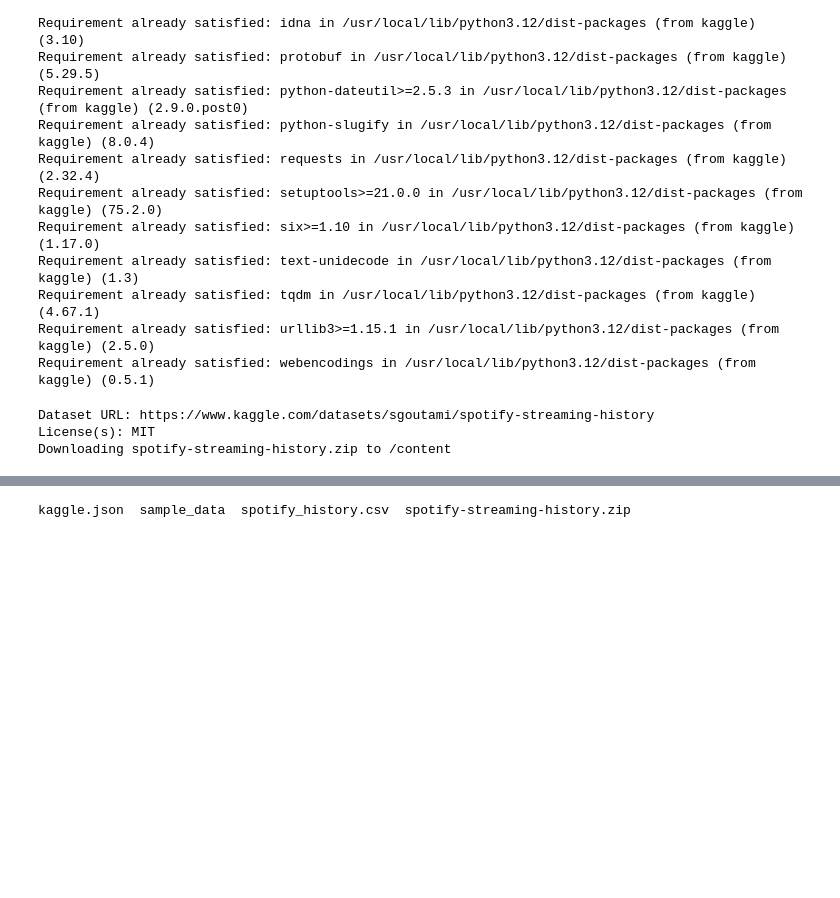
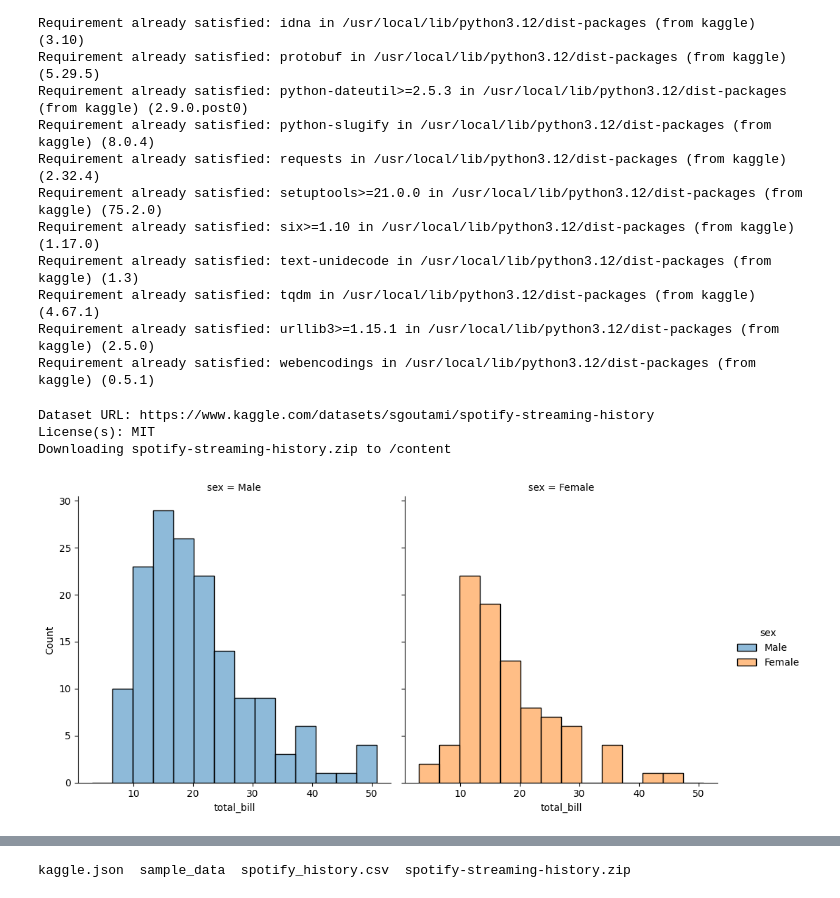
Before and after one commit to bagfat/pemrograman-lanjut, a Jupyter notebook: kaggle.ipynb, the cells around one changed output, grey strips where cells are left out. Saved outputs shown, nothing was run; the diff lists cells and outputs as text; code cells hidden in the pictures; blank space fills up the shorter version.

```diff
--- a/kaggle.ipynb
+++ b/kaggle.ipynb
@@ -32,3 +32,14 @@ Downloading spotify-streaming-history.zip to /content
 # Replace "dataset-name.zip" with the actual name of your downloaded zip file
 # Use "!ls" to see the file name if you're unsure
 !unzip -q spotify-streaming-history.zip
+# %%
+import seaborn as sns
+import matplotlib.pyplot as plt
+
+tips = sns.load_dataset("tips")
+
+# `displot` handles the faceting, hue, and palette automatically
+sns.displot(tips, x="total_bill", col="sex", hue="sex", palette="tab10")
+plt.show()
+# %% [output]
+[figure, added]
```
Also changed, not shown: parts of 1 cell of this notebook.
